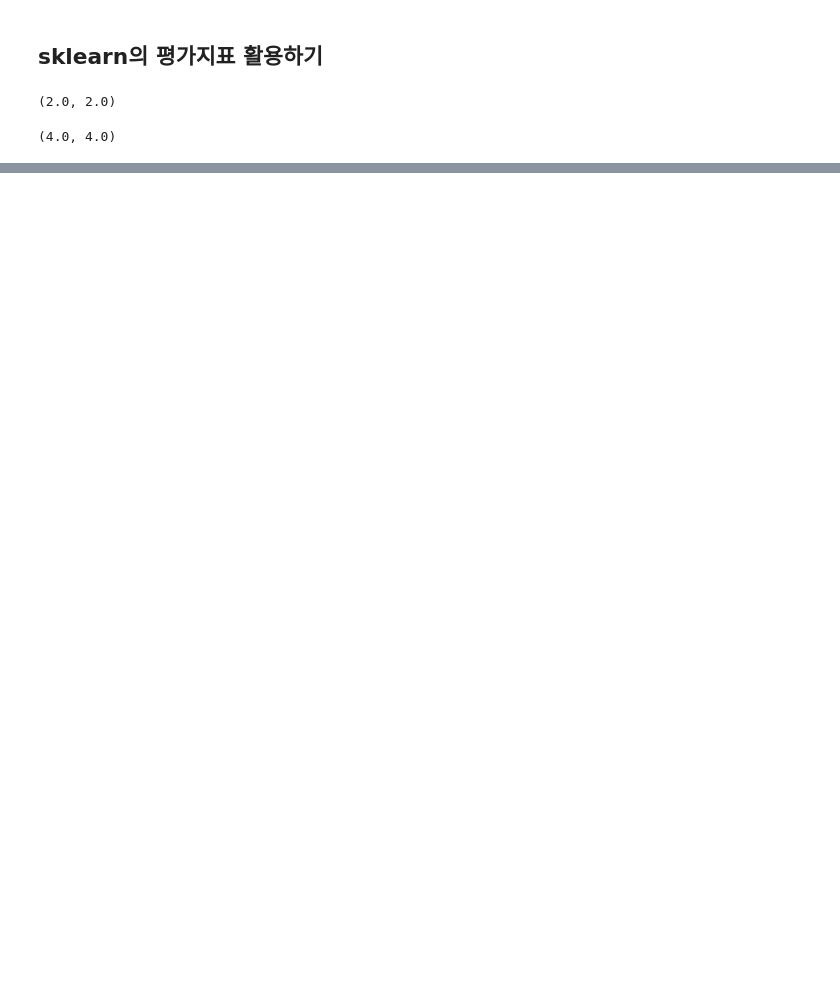
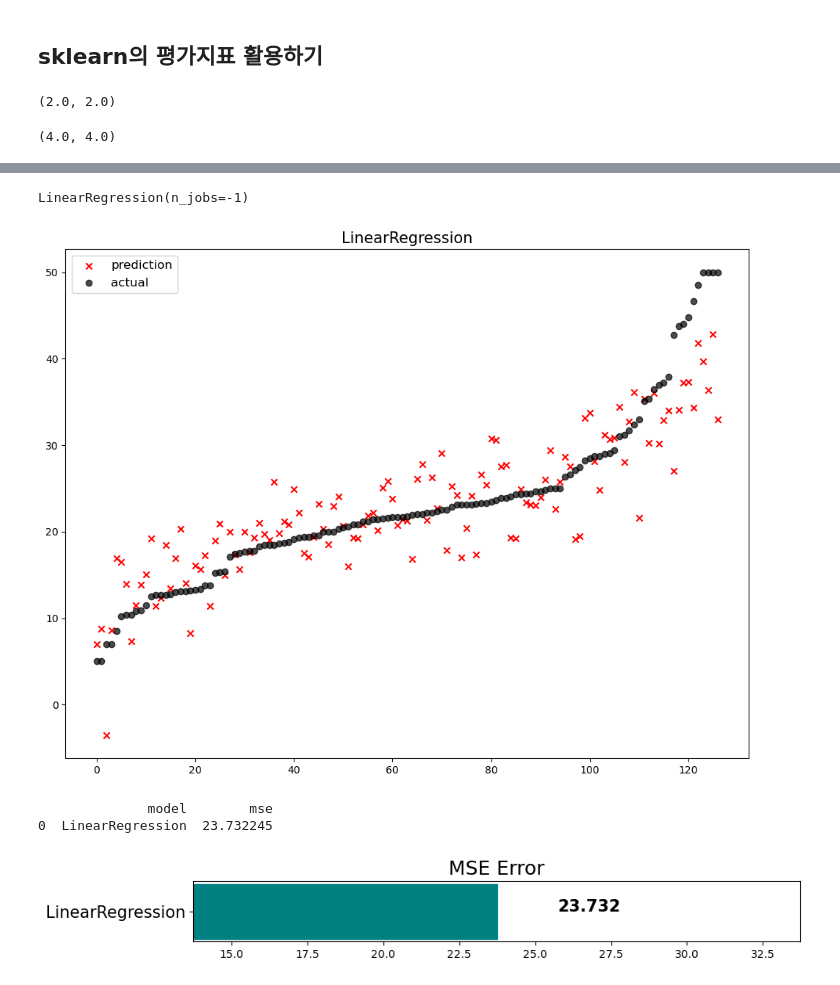
Before and after one commit to Kkaemii/SeSac_Practice, a Jupyter notebook: machine_learning_prac/회귀.ipynb, the cells around one changed output, grey strips where cells are left out. Saved outputs shown, nothing was run; the diff lists cells and outputs as text; code cells hidden in the pictures; blank space fills up the shorter version.

```diff
--- a/machine_learning_prac/회귀.ipynb
+++ b/machine_learning_prac/회귀.ipynb
@@ -161,0 +227,4 @@ rmse = np.sqrt(mean_squared_error(pred, actual))
+# %%
+from sklearn.linear_model import LinearRegression
+
+model = LinearRegression(n_jobs=-1)
@@ -161,0 +251,17 @@ rmse = np.sqrt(mean_squared_error(pred, actual))
+# %%
+#astype으로 타입 변경
+X_train = X_train.astype(float)
+X_test = X_test.astype(float)
+# %%
+model.fit(X_train, y_train)
+# %% [output]
+LinearRegression(n_jobs=-1)
+# %%
+pred = model.predict(X_test)
+# %%
+mse_eval('LinearRegression', pred, y_test)
+# %% [output]
+[figure, added]
+              model        mse
+0  LinearRegression  23.732245
+[figure, added]
```
Also changed, not shown: parts of 15 cells of this notebook, 1 other file.
